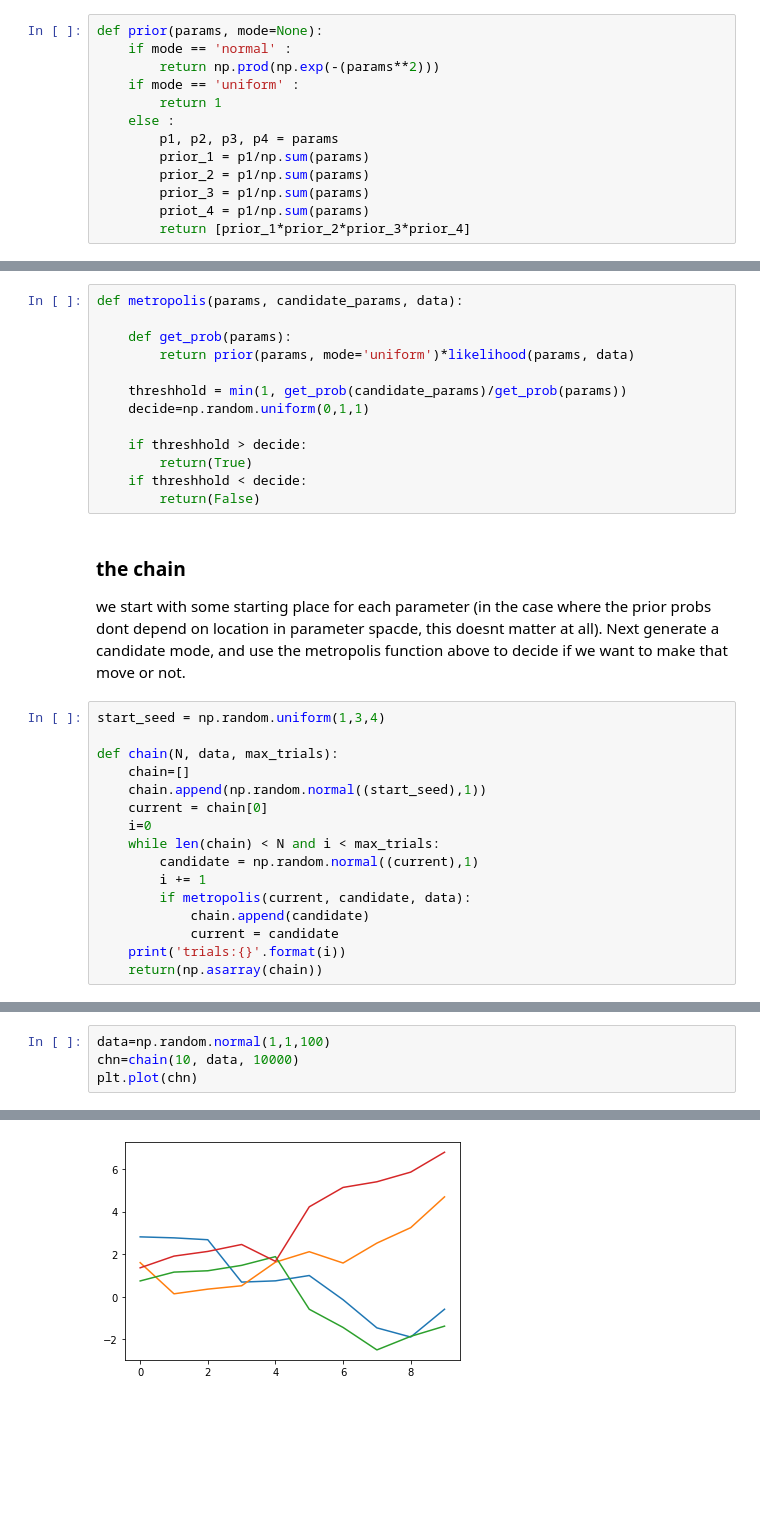
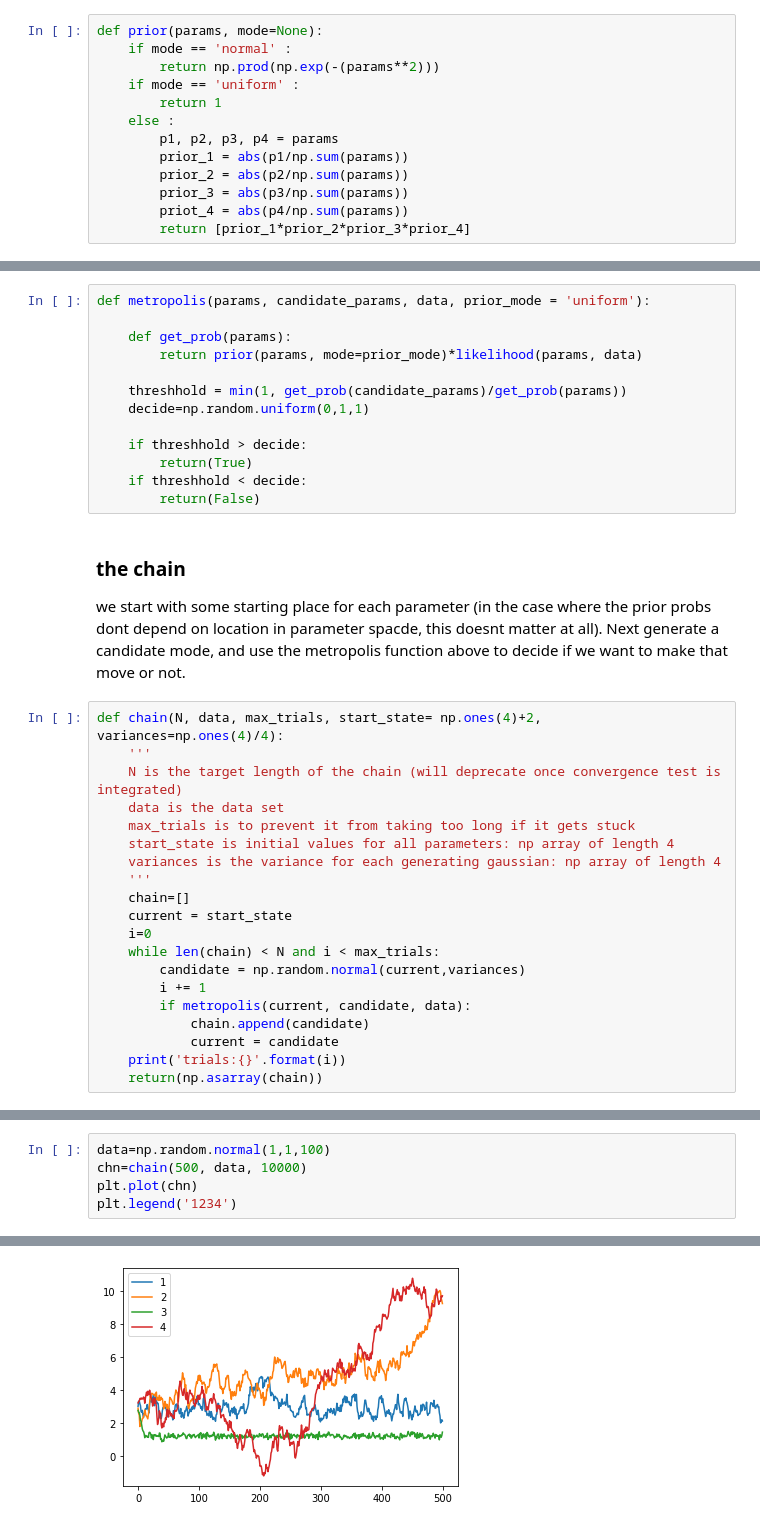
Before and after one commit to baiydaavi/bayesian_inference, a Jupyter notebook: function_and_classes.ipynb, the cells around one changed output, grey strips where cells are left out. Drawn from its saved outputs; the diff is of its cells as text; blank space fills up the shorter version.

```diff
--- a/function_and_classes.ipynb
+++ b/function_and_classes.ipynb
@@ -14,10 +14,10 @@ def prior(params, mode=None):
         return 1
     else :
         p1, p2, p3, p4 = params
-        prior_1 = p1/np.sum(params)
-        prior_2 = p1/np.sum(params)
-        prior_3 = p1/np.sum(params)
-        priot_4 = p1/np.sum(params)
+        prior_1 = abs(p1/np.sum(params))
+        prior_2 = abs(p2/np.sum(params))
+        prior_3 = abs(p3/np.sum(params))
+        priot_4 = abs(p4/np.sum(params))
         return [prior_1*prior_2*prior_3*prior_4]
 # %% [markdown]
 
@@ -38,8 +42,8 @@ Everything nontrivial is defined elsewhere, this is just a very straightforward
 # %%
-def metropolis(params, candidate_params, data):
+def metropolis(params, candidate_params, data, prior_mode = 'uniform'):
 
     def get_prob(params):
-        return prior(params, mode='uniform')*likelihood(params, data)
+        return prior(params, mode=prior_mode)*likelihood(params, data)
 
     threshhold = min(1, get_prob(candidate_params)/get_prob(params))
     decide=np.random.uniform(0,1,1)
@@ -52,15 +56,19 @@ def metropolis(params, candidate_params, data):
 ### the chain
 we start with some starting place for each parameter (in the case where the prior probs dont depend on location in parameter spacde, this doesnt matter at all). Next generate a candidate mode, and use the metropolis function above to decide if we want to make that move or not.
 # %%
-start_seed = np.random.uniform(1,3,4)
-
-def chain(N, data, max_trials):
+def chain(N, data, max_trials, start_state= np.ones(4)+2, variances=np.ones(4)/4):
+    '''
+    N is the target length of the chain (will deprecate once convergence test is integrated)
+    data is the data set
+    max_trials is to prevent it from taking too long if it gets stuck
+    start_state is initial values for all parameters: np array of length 4
+    variances is the variance for each generating gaussian: np array of length 4
+    '''
     chain=[]
-    chain.append(np.random.normal((start_seed),1))
-    current = chain[0]
+    current = start_state
     i=0
     while len(chain) < N and i < max_trials:
-        candidate = np.random.normal((current),1)
+        candidate = np.random.normal(current,variances)
         i += 1
         if metropolis(current, candidate, data):
             chain.append(candidate)
@@ -72,5 +82,6 @@ Just to test it
 # %%
 data=np.random.normal(1,1,100)
-chn=chain(10, data, 10000)
+chn=chain(500, data, 10000)
 plt.plot(chn)
+plt.legend('1234')
 # %% [output]
@@ -82 +90 @@ trials:23
-[figure, old version]
+[figure, new version]
```
Also changed, not shown: parts of 8 cells of this notebook.
